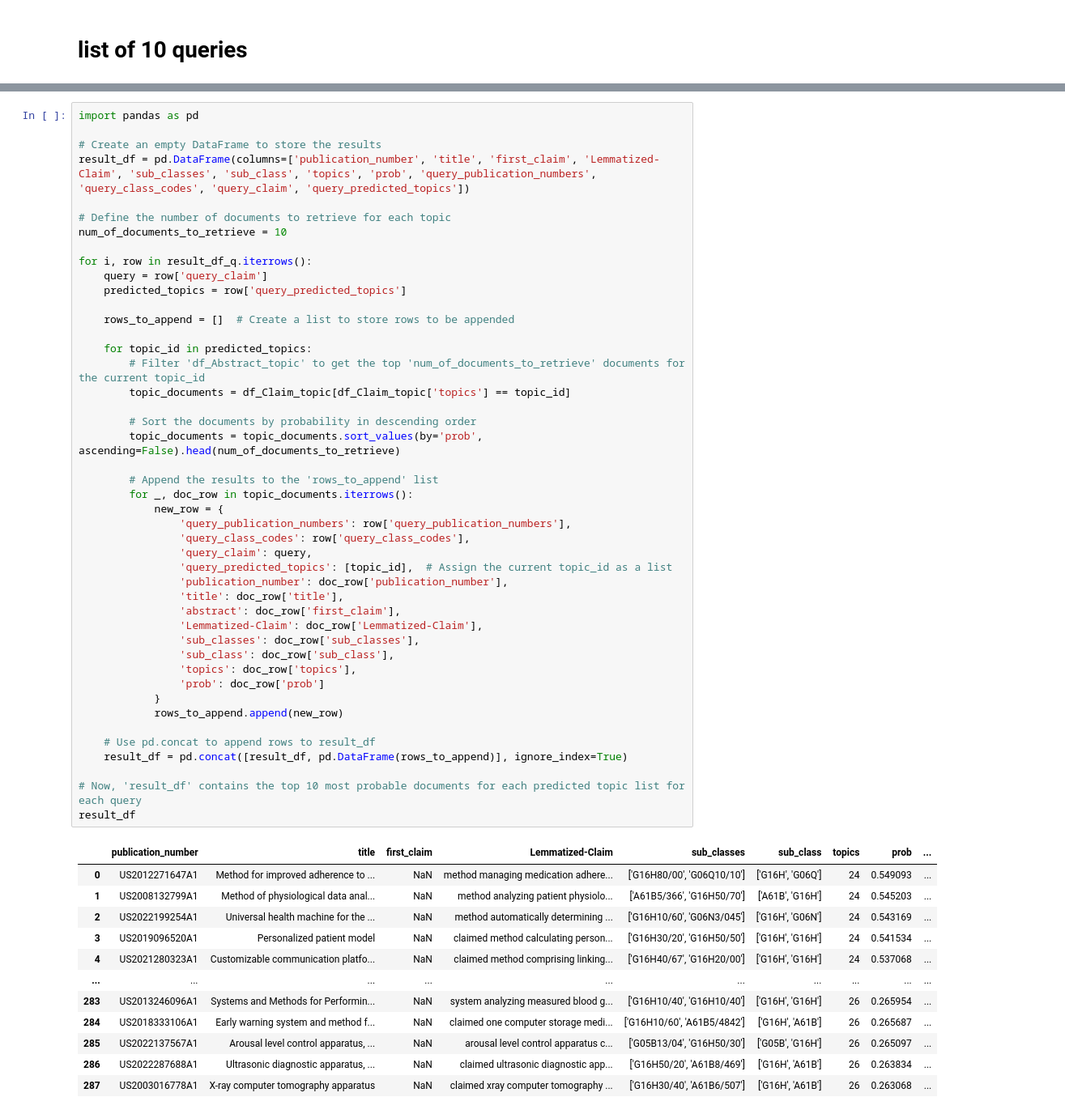
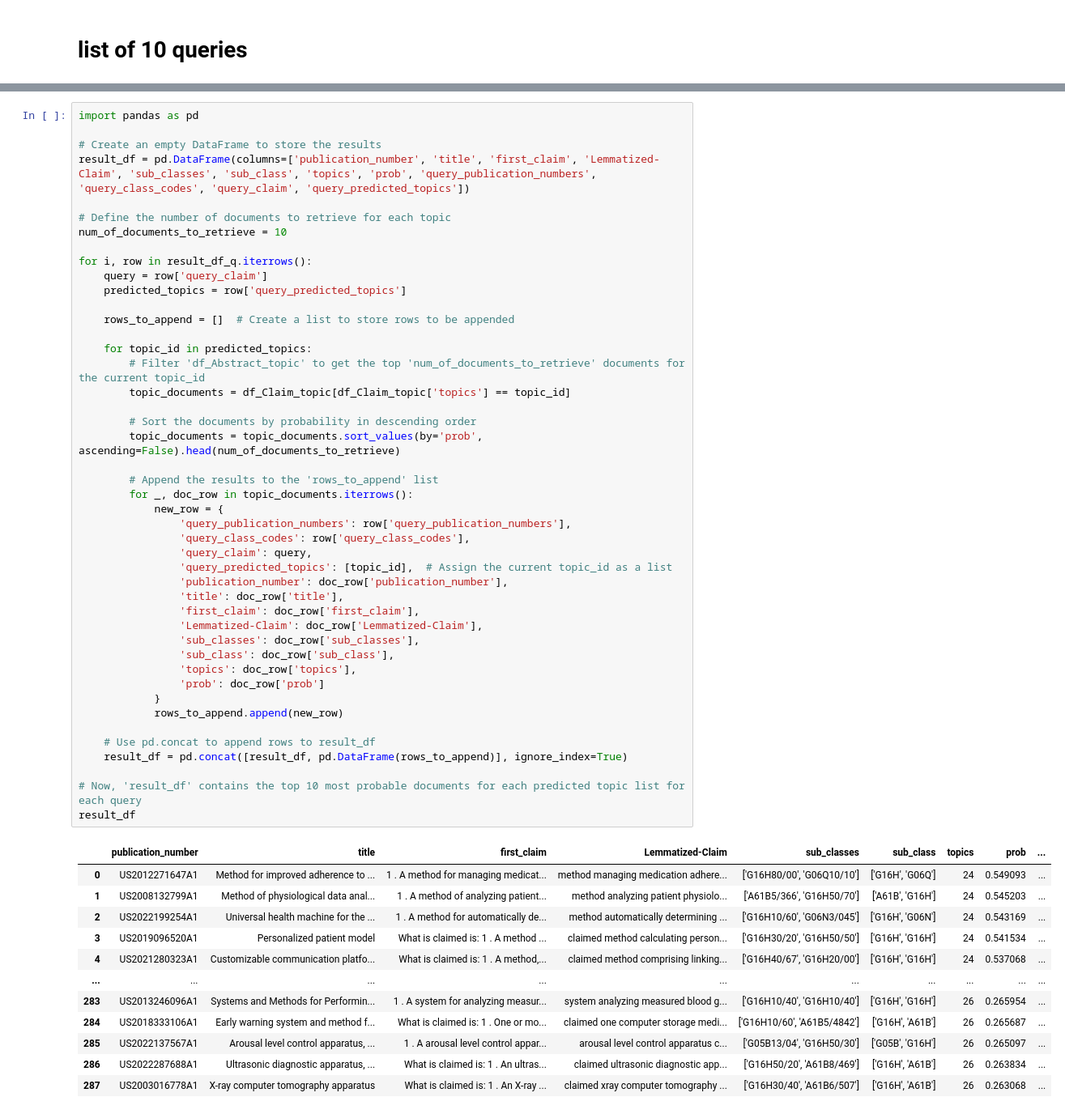
Before and after one commit to esmailisamane/Topic-Modeling, a Jupyter notebook: Essay/NMF-Claim.ipynb, the cells around one changed output, grey strips where cells are left out. Shown at 81% size. Drawn from its saved outputs; the diff is of its cells as text.

```diff
--- a/Essay/NMF-Claim.ipynb
+++ b/Essay/NMF-Claim.ipynb
@@ -364,42 +364,42 @@ for i, row in result_df_q.iterrows():
         # Filter 'df_Abstract_topic' to get the top 'num_of_documents_to_retrieve' documents for the current topic_id
         topic_documents = df_Claim_topic[df_Claim_topic['topics'] == topic_id]
 
         # Sort the documents by probability in descending order
         topic_documents = topic_documents.sort_values(by='prob', ascending=False).head(num_of_documents_to_retrieve)
 
         # Append the results to the 'rows_to_append' list
         for _, doc_row in topic_documents.iterrows():
             new_row = {
                 'query_publication_numbers': row['query_publication_numbers'],
                 'query_class_codes': row['query_class_codes'],
                 'query_claim': query,
                 'query_predicted_topics': [topic_id],  # Assign the current topic_id as a list
                 'publication_number': doc_row['publication_number'],
                 'title': doc_row['title'],
-                'abstract': doc_row['first_claim'],
+                'first_claim': doc_row['first_claim'],
                 'Lemmatized-Claim': doc_row['Lemmatized-Claim'],
                 'sub_classes': doc_row['sub_classes'],
                 'sub_class': doc_row['sub_class'],
                 'topics': doc_row['topics'],
                 'prob': doc_row['prob']
             }
             rows_to_append.append(new_row)
 
     # Use pd.concat to append rows to result_df
     result_df = pd.concat([result_df, pd.DataFrame(rows_to_append)], ignore_index=True)
 
 # Now, 'result_df' contains the top 10 most probable documents for each predicted topic list for each query
 result_df
 # %% [output]
 |  | publication_number | title | first_claim | Lemmatized-Claim | sub_classes | sub_class | topics | prob | ... |
-| 0 | US2012271647A1 | Method for improved adherence to ... | NaN | method managing medication adhere... | ['G16H80/00', 'G06Q10/10'] | ['G16H', 'G06Q'] | 24 | 0.549093 | ... |
-| 1 | US2008132799A1 | Method of physiological data anal... | NaN | method analyzing patient physiolo... | ['A61B5/366', 'G16H50/70'] | ['A61B', 'G16H'] | 24 | 0.545203 | ... |
-| 2 | US2022199254A1 | Universal health machine for the ... | NaN | method automatically determining ... | ['G16H10/60', 'G06N3/045'] | ['G16H', 'G06N'] | 24 | 0.543169 | ... |
-| 3 | US2019096520A1 | Personalized patient model | NaN | claimed method calculating person... | ['G16H30/20', 'G16H50/50'] | ['G16H', 'G16H'] | 24 | 0.541534 | ... |
-| 4 | US2021280323A1 | Customizable communication platfo... | NaN | claimed method comprising linking... | ['G16H40/67', 'G16H20/00'] | ['G16H', 'G16H'] | 24 | 0.537068 | ... |
+| 0 | US2012271647A1 | Method for improved adherence to ... | 1 . A method for managing medicat... | method managing medication adhere... | ['G16H80/00', 'G06Q10/10'] | ['G16H', 'G06Q'] | 24 | 0.549093 | ... |
+| 1 | US2008132799A1 | Method of physiological data anal... | 1 . A method of analyzing patient... | method analyzing patient physiolo... | ['A61B5/366', 'G16H50/70'] | ['A61B', 'G16H'] | 24 | 0.545203 | ... |
+| 2 | US2022199254A1 | Universal health machine for the ... | 1 . A method for automatically de... | method automatically determining ... | ['G16H10/60', 'G06N3/045'] | ['G16H', 'G06N'] | 24 | 0.543169 | ... |
+| 3 | US2019096520A1 | Personalized patient model | What is claimed is: 1 . A method ... | claimed method calculating person... | ['G16H30/20', 'G16H50/50'] | ['G16H', 'G16H'] | 24 | 0.541534 | ... |
+| 4 | US2021280323A1 | Customizable communication platfo... | What is claimed is: 1 . A method,... | claimed method comprising linking... | ['G16H40/67', 'G16H20/00'] | ['G16H', 'G16H'] | 24 | 0.537068 | ... |
 | ... | ... | ... | ... | ... | ... | ... | ... | ... | ... |
-| 283 | US2013246096A1 | Systems and Methods for Performin... | NaN | system analyzing measured blood g... | ['G16H10/40', 'G16H10/40'] | ['G16H', 'G16H'] | 26 | 0.265954 | ... |
-| 284 | US2018333106A1 | Early warning system and method f... | NaN | claimed one computer storage medi... | ['G16H10/60', 'A61B5/4842'] | ['G16H', 'A61B'] | 26 | 0.265687 | ... |
-| 285 | US2022137567A1 | Arousal level control apparatus, ... | NaN | arousal level control apparatus c... | ['G05B13/04', 'G16H50/30'] | ['G05B', 'G16H'] | 26 | 0.265097 | ... |
-| 286 | US2022287688A1 | Ultrasonic diagnostic apparatus, ... | NaN | claimed ultrasonic diagnostic app... | ['G16H50/20', 'A61B8/469'] | ['G16H', 'A61B'] | 26 | 0.263834 | ... |
-| 287 | US2003016778A1 | X-ray computer tomography apparatus | NaN | claimed xray computer tomography ... | ['G16H30/40', 'A61B6/507'] | ['G16H', 'A61B'] | 26 | 0.263068 | ... |
+| 283 | US2013246096A1 | Systems and Methods for Performin... | 1 . A system for analyzing measur... | system analyzing measured blood g... | ['G16H10/40', 'G16H10/40'] | ['G16H', 'G16H'] | 26 | 0.265954 | ... |
+| 284 | US2018333106A1 | Early warning system and method f... | What is claimed is: 1 . One or mo... | claimed one computer storage medi... | ['G16H10/60', 'A61B5/4842'] | ['G16H', 'A61B'] | 26 | 0.265687 | ... |
+| 285 | US2022137567A1 | Arousal level control apparatus, ... | 1 . A arousal level control appar... | arousal level control apparatus c... | ['G05B13/04', 'G16H50/30'] | ['G05B', 'G16H'] | 26 | 0.265097 | ... |
+| 286 | US2022287688A1 | Ultrasonic diagnostic apparatus, ... | What is claimed is: 1 . An ultras... | claimed ultrasonic diagnostic app... | ['G16H50/20', 'A61B8/469'] | ['G16H', 'A61B'] | 26 | 0.263834 | ... |
+| 287 | US2003016778A1 | X-ray computer tomography apparatus | What is claimed is: 1 . An X-ray ... | claimed xray computer tomography ... | ['G16H30/40', 'A61B6/507'] | ['G16H', 'A61B'] | 26 | 0.263068 | ... |
```
Also changed, not shown: parts of 5 cells of this notebook.
